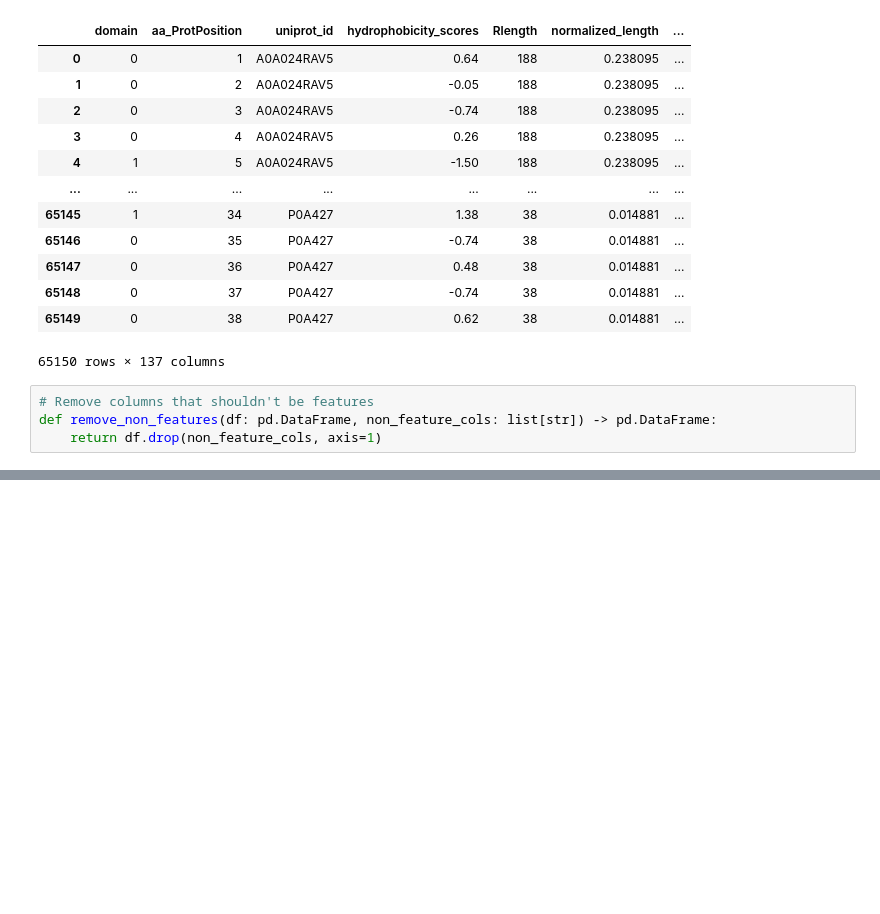
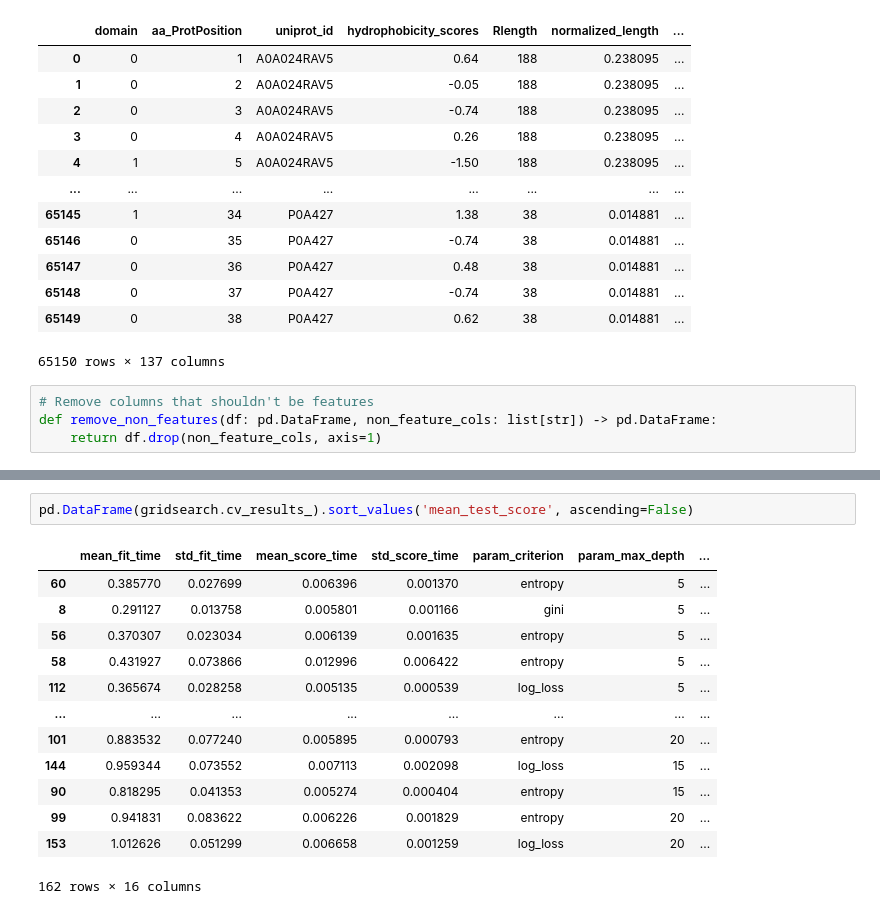
Before and after one commit to LuminousCodeGH/scientific-machine-learning-project, a Jupyter notebook: model_training.ipynb, the cells around one changed output, grey strips where cells are left out. Cells and saved outputs as stored; diff of their text form; blank space fills up the shorter version.

```diff
--- a/model_training.ipynb
+++ b/model_training.ipynb
@@ -178,0 +185,16 @@ p
+# %%
+pd.DataFrame(gridsearch.cv_results_).sort_values('mean_test_score', ascending=False)
+# %% [output]
+|  | mean_fit_time | std_fit_time | mean_score_time | std_score_time | param_criterion | param_max_depth | ... |
+| 60 | 0.385770 | 0.027699 | 0.006396 | 0.001370 | entropy | 5 | ... |
+| 8 | 0.291127 | 0.013758 | 0.005801 | 0.001166 | gini | 5 | ... |
+| 56 | 0.370307 | 0.023034 | 0.006139 | 0.001635 | entropy | 5 | ... |
+| 58 | 0.431927 | 0.073866 | 0.012996 | 0.006422 | entropy | 5 | ... |
+| 112 | 0.365674 | 0.028258 | 0.005135 | 0.000539 | log_loss | 5 | ... |
+| ... | ... | ... | ... | ... | ... | ... | ... |
+| 101 | 0.883532 | 0.077240 | 0.005895 | 0.000793 | entropy | 20 | ... |
+| 144 | 0.959344 | 0.073552 | 0.007113 | 0.002098 | log_loss | 15 | ... |
+| 90 | 0.818295 | 0.041353 | 0.005274 | 0.000404 | entropy | 15 | ... |
+| 99 | 0.941831 | 0.083622 | 0.006226 | 0.001829 | entropy | 20 | ... |
+| 153 | 1.012626 | 0.051299 | 0.006658 | 0.001259 | log_loss | 20 | ... |
+162 rows × 16 columns
```
Also changed, not shown: parts of 5 cells of this notebook.
